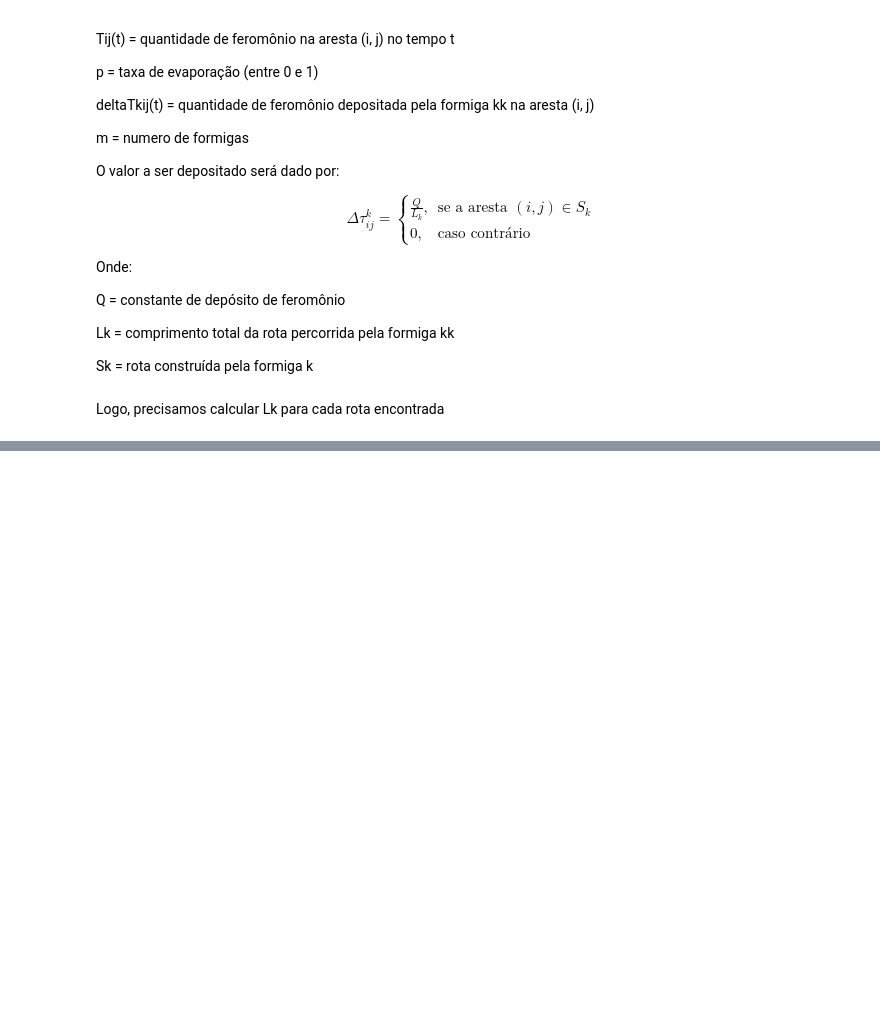
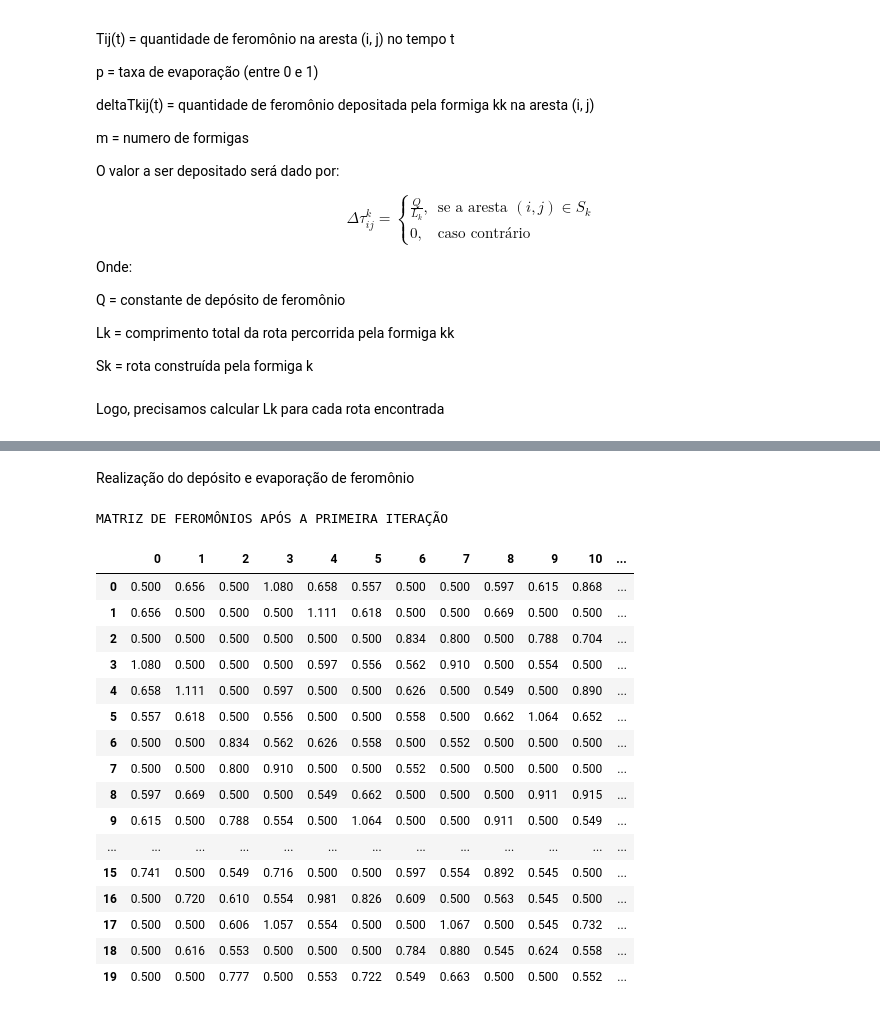
Before and after one commit to Francis1408/Ant_Colony_Optimization-ACO-, a Jupyter notebook: Travelling_Salesman_Problem.ipynb, the cells around one changed output, grey strips where cells are left out. Drawn from its saved outputs; the diff is of its cells as text; code cells hidden in the pictures; blank space fills up the shorter version.

```diff
--- a/Travelling_Salesman_Problem.ipynb
+++ b/Travelling_Salesman_Problem.ipynb
@@ -42,6 +42,7 @@ EVAPORATION_RATE = 0.5
 PHEROMONE_RATE = 100
 ALPHA = 2
 BETA = 3
+ELITISM_FACTOR = 2
 # %% [markdown]
 ### CONSTRUÇÃO DE CAMINHOS
 # %% [markdown]
@@ -267,0 +287,20 @@ Distancia Total: 1740.0
+# %%
+def elitismDeposit(delta_pheromone, bestPathLength):
+
+    # Sepera os valores de comprimento e caminho
+    best_path, best_length = bestPathLength
+
+    # Deposita o feromônio extra no melhor caminho
+    for i in range(len(best_path) - 1):
+        origin = best_path[i]
+        destiny = best_path[i + 1]
+
+        # calcula o feromonio extra
+        extra_pheromone = ELITISM_FACTOR * (PHEROMONE_RATE/best_length)
+        # Adiciona o feromonio extra
+        delta_pheromone[origin][destiny] += extra_pheromone
+        delta_pheromone[destiny][origin] += extra_pheromone
+
+    return delta_pheromone
+# %% [markdown]
+Realização do depósito e evaporação de feromônio
@@ -267,0 +344,31 @@ Distancia Total: 1740.0
+# %%
+# Célula para a realização de testes
+
+# Imprime a matriz de feromônios atualizada com pandas
+updated_phe = []
+updated_phe = updatePheromone(pathsLengths, pheMatrix)
+
+df = pd.DataFrame(updated_phe)
+pd.options.display.float_format = "{:,.3f}".format
+
+print("MATRIZ DE FEROMÔNIOS APÓS A PRIMEIRA ITERAÇÃO")
+df
+# %% [output]
+MATRIZ DE FEROMÔNIOS APÓS A PRIMEIRA ITERAÇÃO
+|  | 0 | 1 | 2 | 3 | 4 | 5 | 6 | 7 | 8 | 9 | 10 | ... |
+| 0 | 0.500 | 0.656 | 0.500 | 1.080 | 0.658 | 0.557 | 0.500 | 0.500 | 0.597 | 0.615 | 0.868 | ... |
+| 1 | 0.656 | 0.500 | 0.500 | 0.500 | 1.111 | 0.618 | 0.500 | 0.500 | 0.669 | 0.500 | 0.500 | ... |
+| 2 | 0.500 | 0.500 | 0.500 | 0.500 | 0.500 | 0.500 | 0.834 | 0.800 | 0.500 | 0.788 | 0.704 | ... |
+| 3 | 1.080 | 0.500 | 0.500 | 0.500 | 0.597 | 0.556 | 0.562 | 0.910 | 0.500 | 0.554 | 0.500 | ... |
+| 4 | 0.658 | 1.111 | 0.500 | 0.597 | 0.500 | 0.500 | 0.626 | 0.500 | 0.549 | 0.500 | 0.890 | ... |
+| 5 | 0.557 | 0.618 | 0.500 | 0.556 | 0.500 | 0.500 | 0.558 | 0.500 | 0.662 | 1.064 | 0.652 | ... |
+| 6 | 0.500 | 0.500 | 0.834 | 0.562 | 0.626 | 0.558 | 0.500 | 0.552 | 0.500 | 0.500 | 0.500 | ... |
+| 7 | 0.500 | 0.500 | 0.800 | 0.910 | 0.500 | 0.500 | 0.552 | 0.500 | 0.500 | 0.500 | 0.500 | ... |
+| 8 | 0.597 | 0.669 | 0.500 | 0.500 | 0.549 | 0.662 | 0.500 | 0.500 | 0.500 | 0.911 | 0.915 | ... |
+| 9 | 0.615 | 0.500 | 0.788 | 0.554 | 0.500 | 1.064 | 0.500 | 0.500 | 0.911 | 0.500 | 0.549 | ... |
+| ... | ... | ... | ... | ... | ... | ... | ... | ... | ... | ... | ... | ... |
+| 15 | 0.741 | 0.500 | 0.549 | 0.716 | 0.500 | 0.500 | 0.597 | 0.554 | 0.892 | 0.545 | 0.500 | ... |
+| 16 | 0.500 | 0.720 | 0.610 | 0.554 | 0.981 | 0.826 | 0.609 | 0.500 | 0.563 | 0.545 | 0.500 | ... |
+| 17 | 0.500 | 0.500 | 0.606 | 1.057 | 0.554 | 0.500 | 0.500 | 1.067 | 0.500 | 0.545 | 0.732 | ... |
+| 18 | 0.500 | 0.616 | 0.553 | 0.500 | 0.500 | 0.500 | 0.784 | 0.880 | 0.545 | 0.624 | 0.558 | ... |
+| 19 | 0.500 | 0.500 | 0.777 | 0.500 | 0.553 | 0.722 | 0.549 | 0.663 | 0.500 | 0.500 | 0.552 | ... |
```
Also changed, not shown: parts of 5 cells of this notebook.
